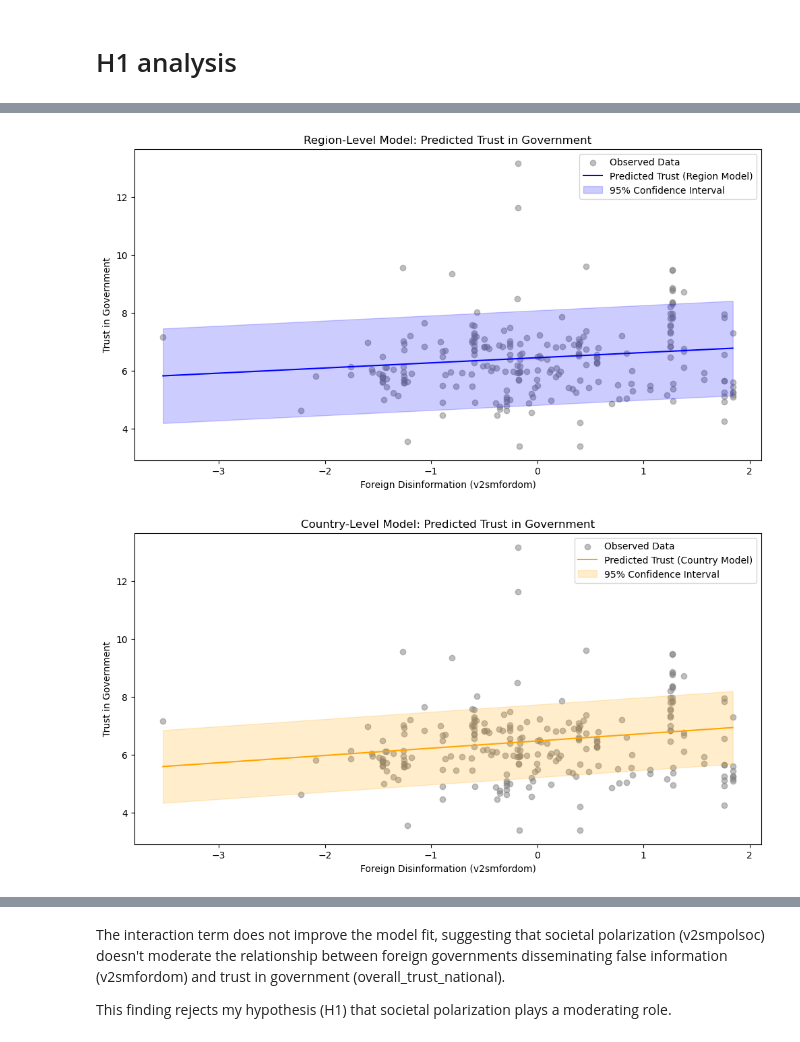
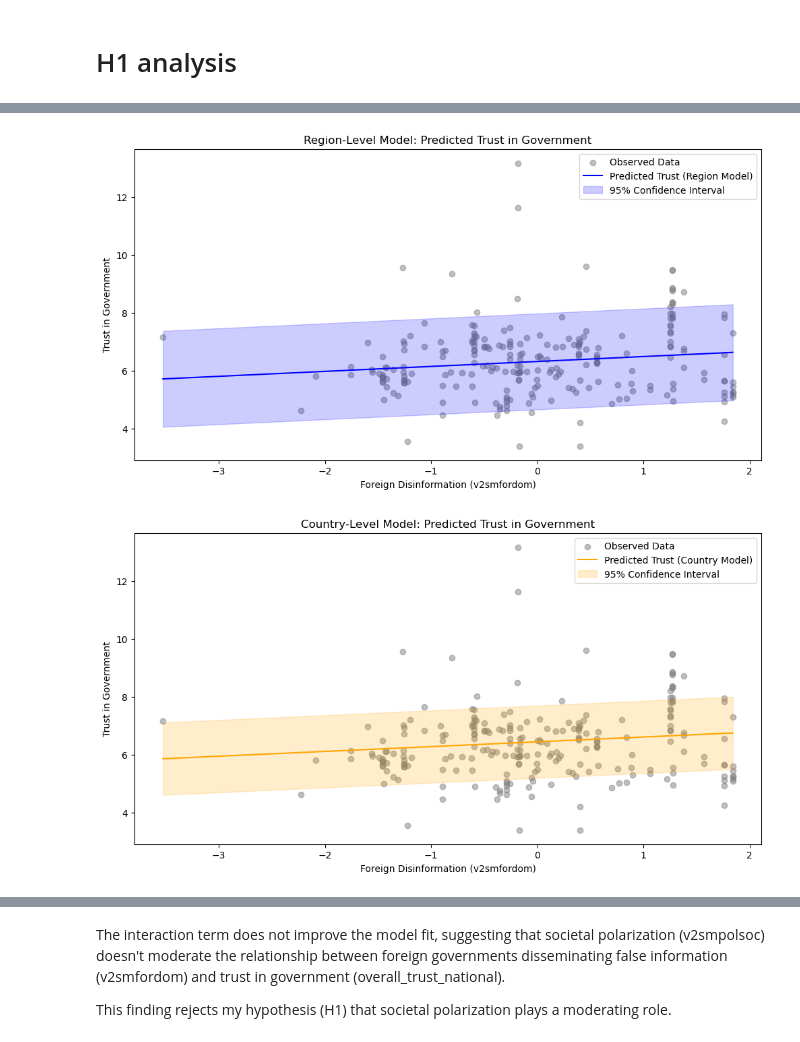
Before and after one commit to belannavandamme/bap_thesis, a Jupyter notebook: data_analysis_secondversion.ipynb, the cells around one changed output, grey strips where cells are left out. Saved outputs shown, nothing was run; the diff lists cells and outputs as text; code cells hidden in the pictures.

```diff
--- a/data_analysis_secondversion.ipynb
+++ b/data_analysis_secondversion.ipynb
@@ -414,7 +439,7 @@ region_mapping = {
     "Germany": "Western Europe",
     "Greece": "Southern Europe",
     "Iceland": "Northern Europe",
-    "Ireland": "Notrthern Europe",
+    "Ireland": "Northern Europe",
     "Italy": "Southern Europe",
     "Israel": "Southern Europe",  # Geographically part of the Middle East but sometimes grouped with Europe
     "Latvia": "Northern Europe",
@@ -705,7 +689,15 @@ Year Var               0.000     0.000
 # %%
+# Country-only model
+model_country = smf.mixedlm(
+    "overall_trust_national ~ v2smfordom + v2x_corr + stfeco + v2smgovdom + e_peaveduc + v2smpolsoc + interaction_term",
+    data=X_scaled,
+    groups=X_scaled["Country"],
+    re_formula="~1"
+)
+
 # Region-only model
 model_region = smf.mixedlm(
-    "overall_trust_national ~ v2smfordom + v2x_corr + stfeco + v2smgovdom + e_peaveduc + interaction_term",
+    "overall_trust_national ~ v2smfordom + v2x_corr + stfeco + v2smgovdom + e_peaveduc + v2smpolsoc + interaction_term",
     data=X_scaled,
     groups=X_scaled["Region"],
     re_formula="~1"
@@ -713,13 +705,7 @@ model_region = smf.mixedlm(
 
 result_region = model_region.fit()
 
-# Country-only model
-model_country = smf.mixedlm(
-    "overall_trust_national ~ v2smfordom + v2x_corr + stfeco + v2smgovdom + e_peaveduc + interaction_term",
-    data=X_scaled,
-    groups=X_scaled["Country"],
-    re_formula="~1"
-)
+
 
 result_country = model_country.fit()
 
@@ -823,6 +787,7 @@ region_pred_df = pd.DataFrame({
     "stfeco": X_scaled["stfeco"].mean(),
     "v2smgovdom": X_scaled["v2smgovdom"].mean(),
     "e_peaveduc": X_scaled["e_peaveduc"].mean(),
+    "v2smpolsoc": X_scaled["v2smpolsoc"].mean(),
     "interaction_term": v2smfordom_range * X_scaled["v2x_corr"].mean(),
 })
 region_predictions = result_region.predict(region_pred_df)
@@ -833,32 +798,32 @@ country_predictions = result_country.predict(region_pred_df)
 country_pred_se = np.sqrt(result_country.scale)  # Approximate SE
 
 # Plot for Region Model
 plt.figure(figsize=(12, 6))
 plt.scatter(X_scaled['v2smfordom'], X_scaled['overall_trust_national'], color='gray', alpha=0.5, label='Observed Data')
 plt.plot(v2smfordom_range, region_predictions, color='blue', label='Predicted Trust (Region Model)')
 plt.fill_between(v2smfordom_range,
                  region_predictions - 1.96 * region_pred_se,
                  region_predictions + 1.96 * region_pred_se,
                  color='blue', alpha=0.2, label='95% Confidence Interval')
 plt.title('Region-Level Model: Predicted Trust in Government')
 plt.xlabel('Foreign Disinformation (v2smfordom)')
 plt.ylabel('Trust in Government')
 plt.legend()
 plt.show()
 
 # Plot for Country Model
 plt.figure(figsize=(12, 6))
 plt.scatter(X_scaled['v2smfordom'], X_scaled['overall_trust_national'], color='gray', alpha=0.5, label='Observed Data')
 plt.plot(v2smfordom_range, country_predictions, color='orange', label='Predicted Trust (Country Model)')
 plt.fill_between(v2smfordom_range,
                  country_predictions - 1.96 * country_pred_se,
                  country_predictions + 1.96 * country_pred_se,
                  color='orange', alpha=0.2, label='95% Confidence Interval')
 plt.title('Country-Level Model: Predicted Trust in Government')
 plt.xlabel('Foreign Disinformation (v2smfordom)')
 plt.ylabel('Trust in Government')
 plt.legend()
 plt.show()
 # %% [output]
-[figure, old version]
+[figure, new version]
-[figure, old version]
+[figure, new version]
```
Also changed, not shown: parts of 25 cells of this notebook, 4 other files.
